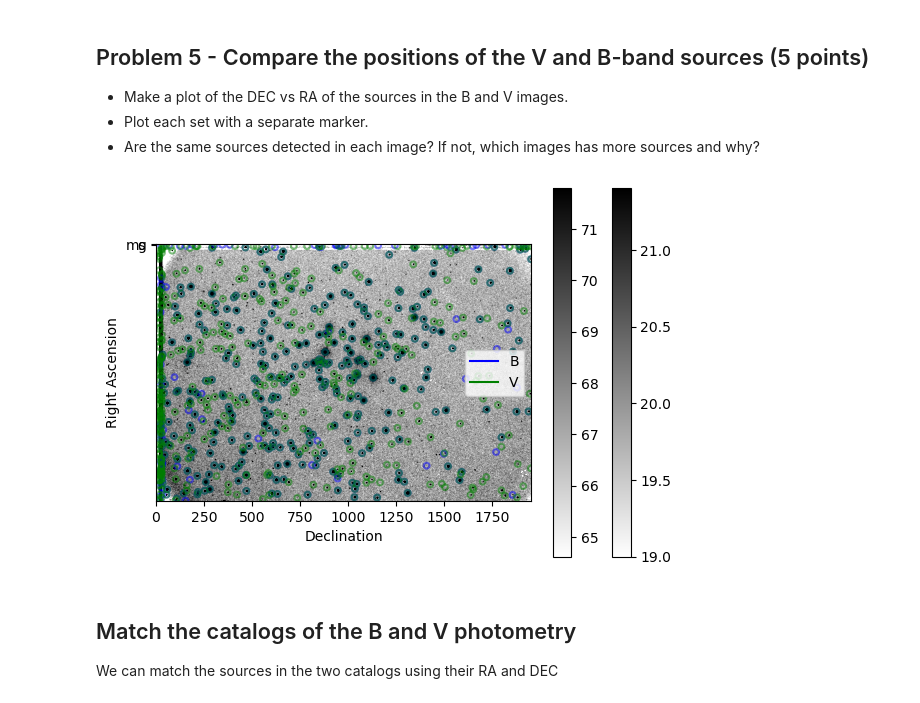
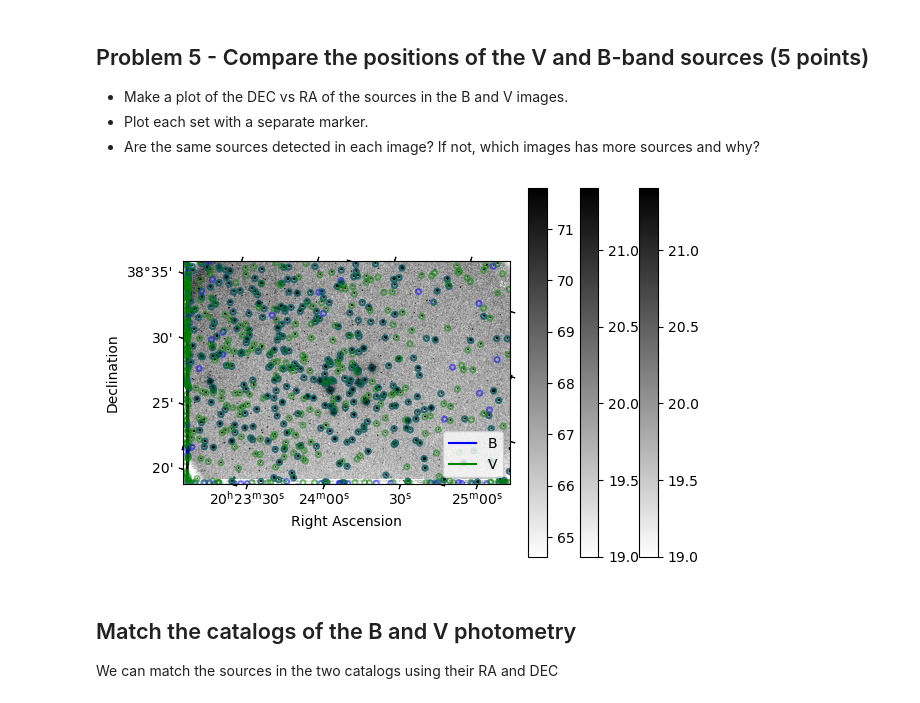
Before and after one commit to EvanBarkus/Reductionproject_student, a Jupyter notebook: cluster_photometry_student.ipynb, the cells around one changed output. Cells and saved outputs as stored; diff of their text form; code cells hidden in the pictures.

```diff
--- a/cluster_photometry_student.ipynb
+++ b/cluster_photometry_student.ipynb
@@ -424,52 +426,53 @@ WARNING: FITSFixedWarning: 'datfix' made the change 'Set MJD-OBS to 60240.955521
 # open a figure
 plt.figure()
 
+plt.subplot(projection=target_wcs)
+imdisplay(stacked_image)
 # plot the positions of the B sources
-plt.plot('ms',mfc='None',markersize=10,label='B',color='b')
-#plt.plot(data_b)
-#plt.subplot(projection='M29B.fits')
+wcs_b = WCS(header_b)
+ra_b,dec_b = wcs_b.wcs_pix2world(sources_b['xcentroid'],sources_b['ycentroid'],0)
+plt.plot(ra_b,dec_b,mfc='None',markersize=10,label='B',color='b')
 
 positions = np.transpose((sources_b['xcentroid'], sources_b['ycentroid']))
 #creates a set of circular apertues with r=15 pixels
 apertures = CircularAperture(positions, r=15.)
+
 imdisplay(data_b)
 #plot the apertures.  the ';' at the end suppresses some messy output
 apertures.plot(color='blue', lw=1.5, alpha=0.5);
 
+
 # plot the positions of the V sources
-plt.plot('g',mfc='None',markersize=10,label='V',color='g')
-#plt.plot(data_g)
-#plt.subplot(projection='M29V.fits')
+wcs_g = WCS(header_g)
+ra_g,dec_g = wcs_g.wcs_pix2world(sources_g['xcentroid'],sources_g['ycentroid'],0)
+plt.plot(ra_g,dec_g,mfc='None',markersize=10,label='V',color='g')
 
 positions = np.transpose((sources_g['xcentroid'], sources_g['ycentroid']))
 #creates a set of circular apertues with r=15 pixels
 apertures = CircularAperture(positions, r=15.)
+
 imdisplay(data_g)
 #plot the apertures.  the ';' at the end suppresses some messy output
 apertures.plot(color='green', lw=1.5, alpha=0.5);
 
+
 # add a legend
-#location = 0
-#legend_drawn_flag = True
 plt.legend()
 
-#ax.legend(['B', 'V'])
-#fig, ax = plt.subplots()
-#ax.plot(data_b, label="B")
-#ax.plot(data_g, label="V")
-#ax.legend(loc='upper right')
-
 # label your x axis
-plt.xlabel('Declination')
+plt.xlabel('Right Ascension')
 
 # label your y axis
-plt.ylabel('Right Ascension')
+plt.ylabel('Declination')
 
 # save your plot
+
 plt.savefig('VBpositions.png')
 plt.show()
+
+#There are a lot of sources the bands have in common but it appears that the V-band has more sources thanthe B-band.
 # %% [output]
-[figure, old version]
+[figure, new version]
 # %% [markdown]
 ## Match the catalogs of the B and V photometry
 
```
Also changed, not shown: parts of 5 cells of this notebook.
